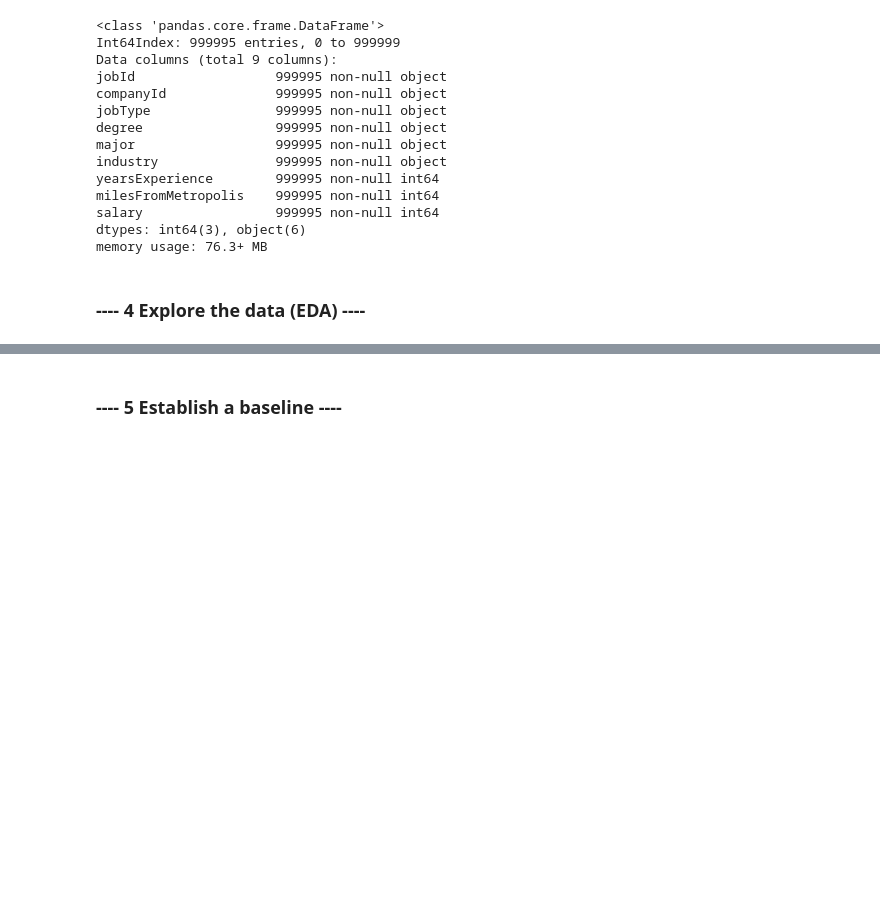
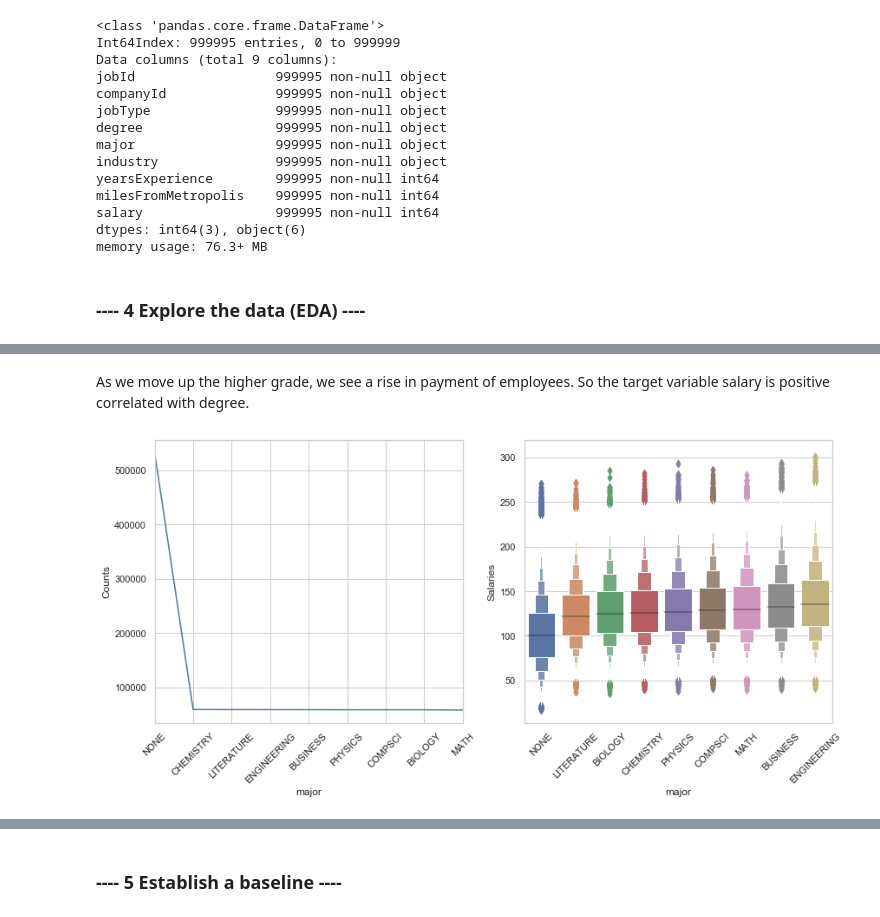
Before and after one commit to nikhilgharge4591/salaryPredictionPortfolio, a Jupyter notebook: Salary Prediction Project.ipynb, the cells around one changed output, grey strips where cells are left out. Saved outputs shown, nothing was run; the diff lists cells and outputs as text; code cells hidden in the pictures; blank space fills up the shorter version.

```diff
--- a/Salary Prediction Project.ipynb
+++ b/Salary Prediction Project.ipynb
@@ -196,0 +251,6 @@ plt.show()
+# %% [markdown]
+As we move up the higher grade, we see a rise in payment of employees. So the target variable salary is positive correlated with degree.
+# %%
+plot_feature(salaryPred_Train_data, "major")
+# %% [output]
+[figure, added]
```
Also changed, not shown: parts of 50 cells of this notebook.
